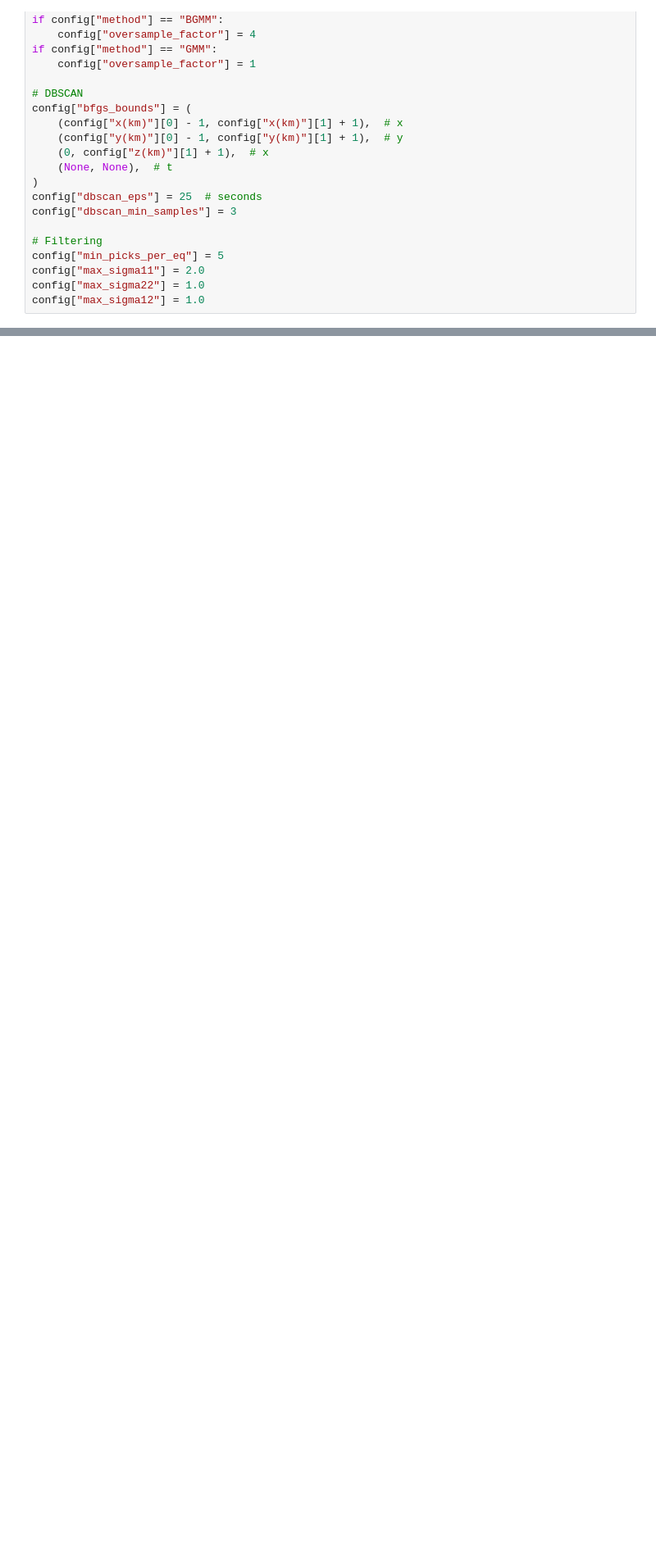
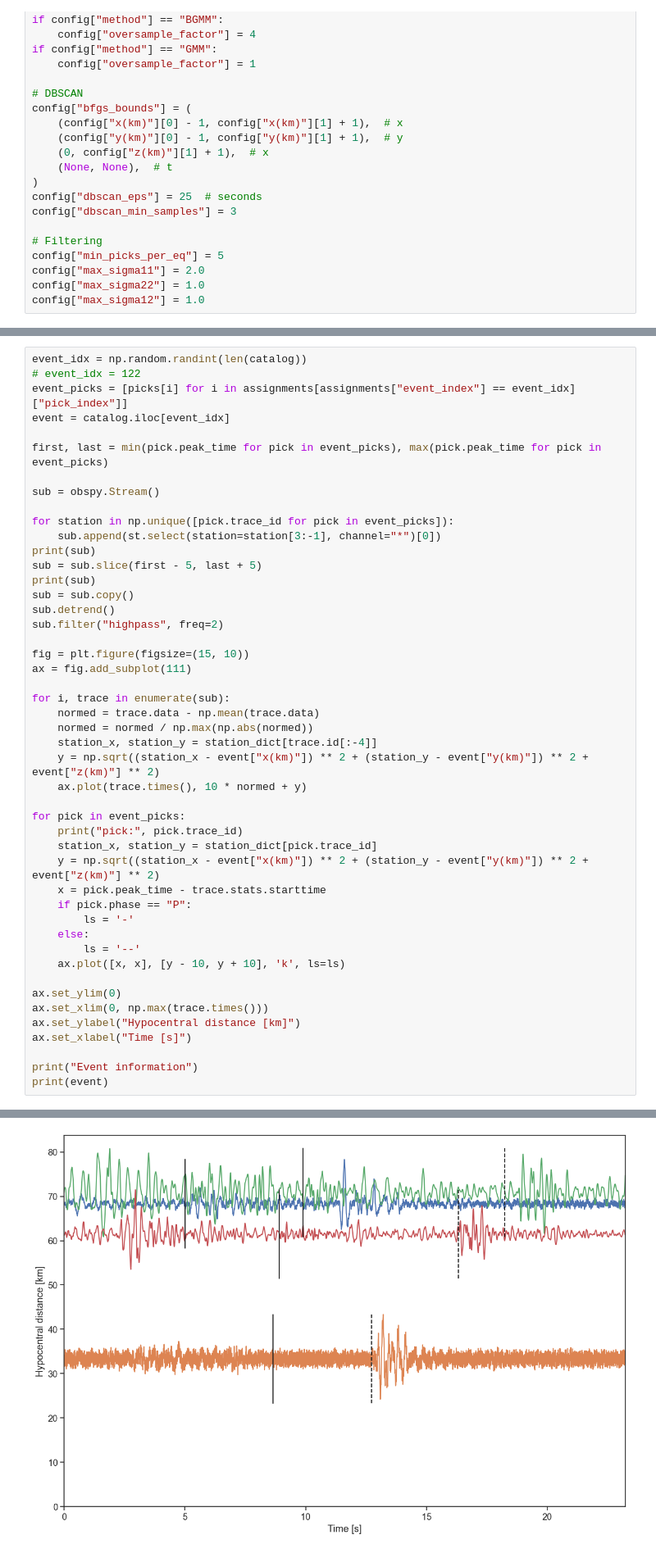
Before and after one commit to ShawnHwang1/GaMMA, a Jupyter notebook: gamma/docs/Ferndale2022_test.ipynb, the cells around one changed output, grey strips where cells are left out. Shown: that part at 82% size. Drawn from its saved outputs; the diff is of its cells as text; blank space fills up the shorter version.

```diff
--- a/gamma/docs/Ferndale2022_test.ipynb
+++ b/gamma/docs/Ferndale2022_test.ipynb
@@ -457,0 +415,48 @@ IndexError: list index out of range
+# %%
+event_idx = np.random.randint(len(catalog))
+# event_idx = 122
+event_picks = [picks[i] for i in assignments[assignments["event_index"] == event_idx]["pick_index"]]
+event = catalog.iloc[event_idx]
+
+first, last = min(pick.peak_time for pick in event_picks), max(pick.peak_time for pick in event_picks)
+
+sub = obspy.Stream()
+
+for station in np.unique([pick.trace_id for pick in event_picks]):
+    sub.append(st.select(station=station[3:-1], channel="*")[0])
+print(sub)
+sub = sub.slice(first - 5, last + 5)
+print(sub)
+sub = sub.copy()
+sub.detrend()
+sub.filter("highpass", freq=2)
+
+fig = plt.figure(figsize=(15, 10))
+ax = fig.add_subplot(111)
+
+for i, trace in enumerate(sub):
+    normed = trace.data - np.mean(trace.data)
+    normed = normed / np.max(np.abs(normed))
+    station_x, station_y = station_dict[trace.id[:-4]]
+    y = np.sqrt((station_x - event["x(km)"]) ** 2 + (station_y - event["y(km)"]) ** 2 + event["z(km)"] ** 2)
+    ax.plot(trace.times(), 10 * normed + y)
+
+for pick in event_picks:
+    print("pick:", pick.trace_id)
+    station_x, station_y = station_dict[pick.trace_id]
+    y = np.sqrt((station_x - event["x(km)"]) ** 2 + (station_y - event["y(km)"]) ** 2 + event["z(km)"] ** 2)
+    x = pick.peak_time - trace.stats.starttime
+    if pick.phase == "P":
+        ls = '-'
+    else:
+        ls = '--'
+    ax.plot([x, x], [y - 10, y + 10], 'k', ls=ls)
+
+ax.set_ylim(0)
+ax.set_xlim(0, np.max(trace.times()))
+ax.set_ylabel("Hypocentral distance [km]")
+ax.set_xlabel("Time [s]")
+
+print("Event information")
+print(event)
+# %% [output]
@@ -457,0 +480 @@ IndexError: list index out of range
+[figure, added]
```
Also changed, not shown: parts of 11 cells of this notebook, 1 other file.
